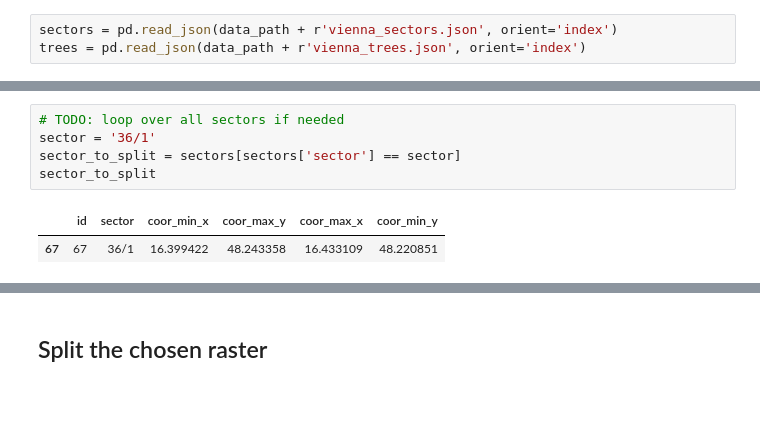
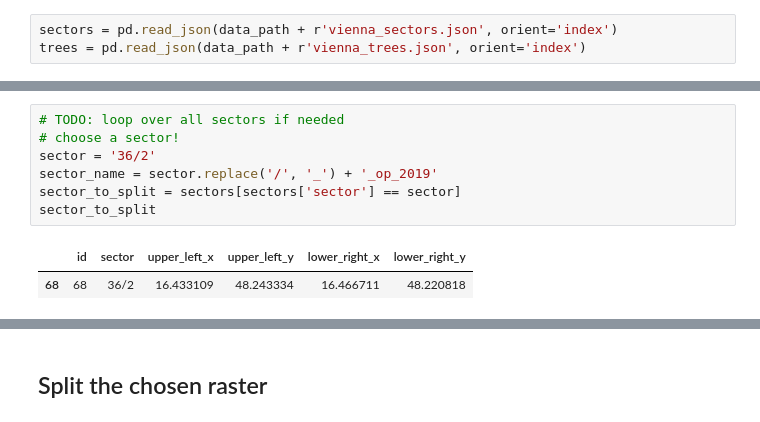
Before and after one commit to boku-ilen/darknet, a Jupyter notebook: _GeodataProcessing/SplitSectors.ipynb, the cells around one changed output, grey strips where cells are left out. Cells and saved outputs as stored; diff of their text form.

```diff
--- a/_GeodataProcessing/SplitSectors.ipynb
+++ b/_GeodataProcessing/SplitSectors.ipynb
@@ -28,9 +29,11 @@ sectors
 150 rows × 6 columns
 # %%
 # TODO: loop over all sectors if needed
-sector = '36/1'
+# choose a sector!
+sector = '36/2'
+sector_name = sector.replace('/', '_') + '_op_2019'
 sector_to_split = sectors[sectors['sector'] == sector]
 sector_to_split
 # %% [output]
-|  | id | sector | coor_min_x | coor_max_y | coor_max_x | coor_min_y |
-| 67 | 67 | 36/1 | 16.399422 | 48.243358 | 16.433109 | 48.220851 |
+|  | id | sector | upper_left_x | upper_left_y | lower_right_x | lower_right_y |
+| 68 | 68 | 36/2 | 16.433109 | 48.243334 | 16.466711 | 48.220818 |
```
Also changed, not shown: parts of 12 cells of this notebook, 1 other file.
